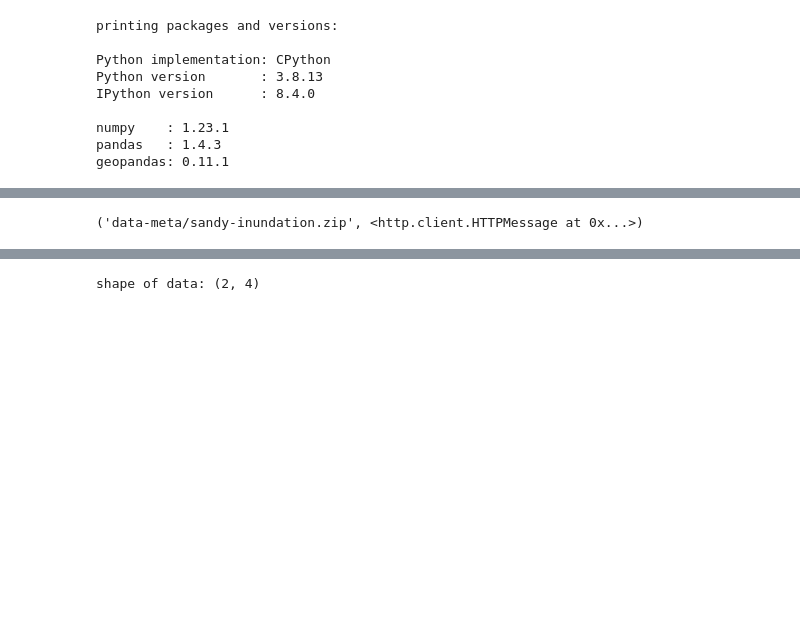
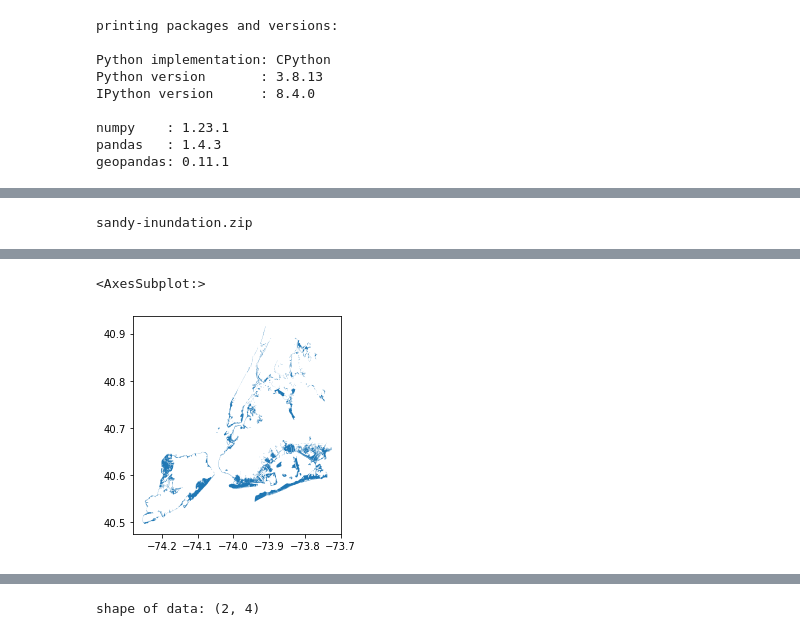
Before and after one commit to mebauer/nyc-flood-layers, a Jupyter notebook: download-layers.ipynb, the cells around one changed output, grey strips where cells are left out. Cells and saved outputs as stored; diff of their text form; code cells hidden in the pictures; blank space fills up the shorter version.

```diff
--- a/download-layers.ipynb
+++ b/download-layers.ipynb
@@ -42,18 +40,17 @@ https://data.cityofnewyork.us/Environment/Sandy-Inundation-Zone/uyj8-7rv5
 # %%
 # download url of dataset
 url = 'https://data.cityofnewyork.us/api/geospatial/uyj8-7rv5?method=export&format=Shapefile'
-data = 'data-meta/'
+data = 'data/'
 
 fullfilename = os.path.join(data, 'sandy-inundation.zip')
 urllib.request.urlretrieve(url, fullfilename)
+
+%ls data/
 # %% [output]
-('data-meta/sandy-inundation.zip', <http.client.HTTPMessage at 0x...>)
+sandy-inundation.zip
 # %%
-path = 'data-meta/sandy-inundation.zip'
+path = 'data/sandy-inundation.zip'
 sandy_gdf = gpd.read_file(path)
-
-sandy_gdf.to_file('data/sandy-inundation.gpkg', driver="GPKG")
-sandy_gdf = gpd.read_file('data/sandy-inundation.gpkg')
 
 print('shape of data: {}'.format(sandy_gdf.shape))
 sandy_gdf.head()
@@ -65,6 +62,11 @@ shape of data: (492, 8)
 | 2 | Surge extent clipped to 1000ft HS... | New York City OEM 1-meter | 0.0 | USGS Mission Assignment/HWM/Surge... | New York | Final Field-Verified High Resolution | Yes | POLYGON ((-73.91067 40.60621, -73... |
 | 3 | Surge extent clipped to 1000ft HS... | New York City OEM 1-meter | 0.0 | USGS Mission Assignment/HWM/Surge... | New York | Final Field-Verified High Resolution | Yes | POLYGON ((-74.03144 40.60591, -74... |
 | 4 | Surge extent clipped to 1000ft HS... | New York City OEM 1-meter | 0.0 | USGS Mission Assignment/HWM/Surge... | New York | Final Field-Verified High Resolution | Yes | POLYGON ((-73.98105 40.60790, -73... |
+# %%
+sandy_gdf.plot()
+# %% [output]
+<AxesSubplot:>
+[figure, added]
 # %% [markdown]
 # Hurricane Evacuation Zones
 Source: https://data.cityofnewyork.us/Public-Safety/Hurricane-Evacuation-Zones/uihr-hn7s
```
Also changed, not shown: parts of 60 cells of this notebook.
